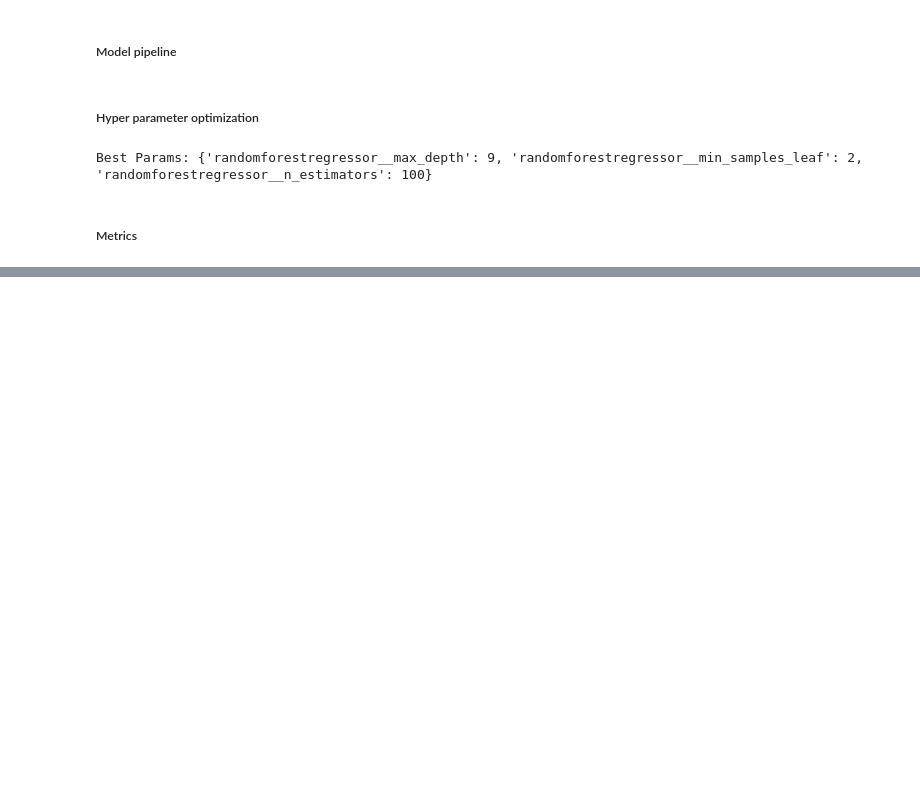
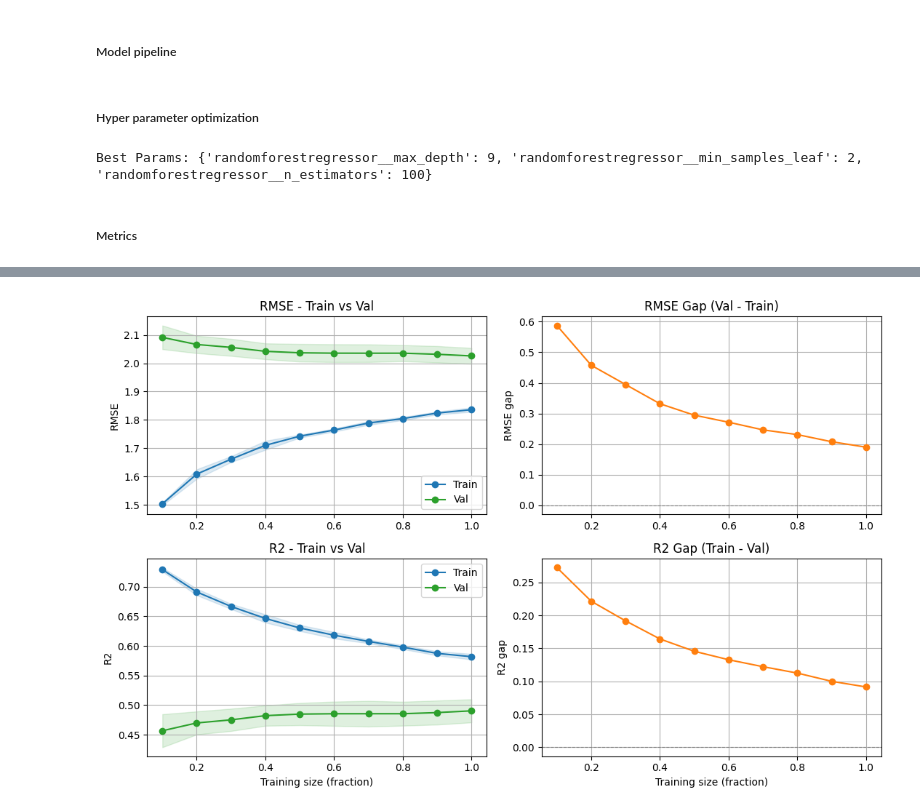
Before and after one commit to tiago-bd-oliveira/racial-bias-COMPAS, a Jupyter notebook: delivery2/model_testing.ipynb, the cells around one changed output, grey strips where cells are left out. Drawn from its saved outputs; the diff is of its cells as text; code cells hidden in the pictures; blank space fills up the shorter version.

```diff
--- a/delivery2/model_testing.ipynb
+++ b/delivery2/model_testing.ipynb
@@ -283,14 +328,0 @@ Will have to review with professor
-# %%
-rf_baseline = RandomForestRegressor(
-    n_estimators=1000,
-    max_features='sqrt',
-    max_depth=10,
-    min_samples_leaf=5,
-    random_state=_RS,
-    n_jobs=-1
-)
-
-rf_baseline.fit(X_train, y_train)
-
-metrics_rf_baseline = get_regression_metrics(rf_baseline, X_test, y_test, X_train, y_train)
-print_regression_metrics(*metrics_rf_baseline)
@@ -353,0 +445,65 @@ RMSE: 2.0483
+# %%
+sizes = np.linspace(0.1, 1.0, 10)
+lc_model = model_random_forest # Change here to see other models
+
+def _lc(scoring):
+    _, tr, vl = learning_curve(
+        lc_model.best_estimator_, X, y,
+        train_sizes=sizes, cv=5, scoring=scoring, n_jobs=-1
+    )
+    return tr, vl
+
+tr_mse, vl_mse = _lc('neg_mean_squared_error')
+tr_r2,  vl_r2  = _lc('r2')
+
+tr_rmse_m, tr_rmse_s = np.sqrt(-tr_mse).mean(1), np.sqrt(-tr_mse).std(1)
+vl_rmse_m, vl_rmse_s = np.sqrt(-vl_mse).mean(1), np.sqrt(-vl_mse).std(1)
+tr_r2_m,   tr_r2_s   = tr_r2.mean(1),  tr_r2.std(1)
+vl_r2_m,   vl_r2_s   = vl_r2.mean(1),  vl_r2.std(1)
+
+fig, axes = plt.subplots(2, 2, figsize=(11, 7))
+
+# RMSE - Train vs Val
+ax = axes[0, 0]
+ax.plot(sizes, tr_rmse_m, marker='o', label='Train', color='tab:blue')
+ax.plot(sizes, vl_rmse_m, marker='o', label='Val',   color='tab:green')
+ax.fill_between(sizes, tr_rmse_m - tr_rmse_s, tr_rmse_m + tr_rmse_s, alpha=0.15, color='tab:blue')
+ax.fill_between(sizes, vl_rmse_m - vl_rmse_s, vl_rmse_m + vl_rmse_s, alpha=0.15, color='tab:green')
+ax.set_title('RMSE - Train vs Val')
+ax.set_ylabel('RMSE')
+ax.legend()
+ax.grid(True)
+
+# RMSE gap
+ax = axes[0, 1]
+ax.plot(sizes, vl_rmse_m - tr_rmse_m, marker='o', color='tab:orange')
+ax.axhline(0, color='gray', linestyle='--', linewidth=0.8)
+ax.set_title('RMSE Gap (Val - Train)')
+ax.set_ylabel('RMSE gap')
+ax.grid(True)
+
+# R2 — Train vs Val
+ax = axes[1, 0]
+ax.plot(sizes, tr_r2_m, marker='o', label='Train', color='tab:blue')
+ax.plot(sizes, vl_r2_m, marker='o', label='Val',   color='tab:green')
+ax.fill_between(sizes, tr_r2_m - tr_r2_s, tr_r2_m + tr_r2_s, alpha=0.15, color='tab:blue')
+ax.fill_between(sizes, vl_r2_m - vl_r2_s, vl_r2_m + vl_r2_s, alpha=0.15, color='tab:green')
+ax.set_title('R2 - Train vs Val')
+ax.set_ylabel('R2')
+ax.set_xlabel('Training size (fraction)')
+ax.legend()
+ax.grid(True)
+
+# R2 gap
+ax = axes[1, 1]
+ax.plot(sizes, tr_r2_m - vl_r2_m, marker='o', color='tab:orange')
+ax.axhline(0, color='gray', linestyle='--', linewidth=0.8)
+ax.set_title('R2 Gap (Train - Val)')
+ax.set_ylabel('R2 gap')
+ax.set_xlabel('Training size (fraction)')
+ax.grid(True)
+
+plt.tight_layout()
+plt.show()
+# %% [output]
+[figure, added]
```
Also changed, not shown: parts of 24 cells of this notebook, 6 other files.
